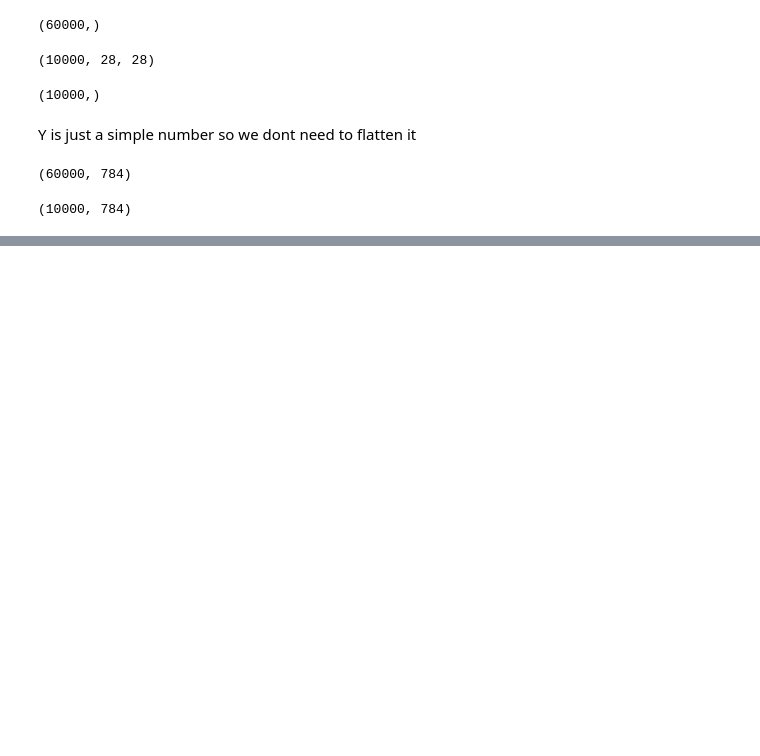
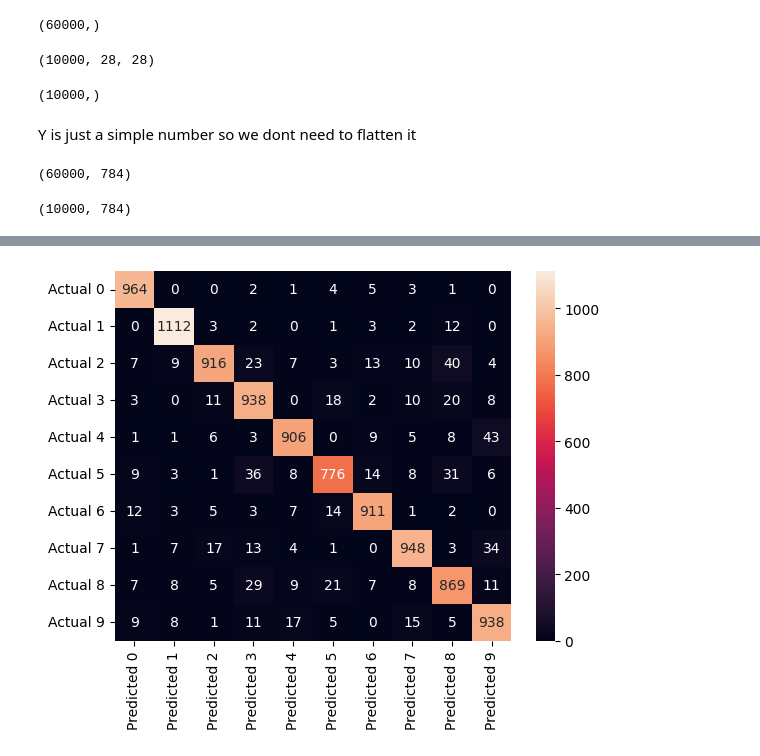
Before and after one commit to TheTharz/ann-code-example-lecture, a Jupyter notebook: MNIST_DATASET_TRAINING.ipynb, the cells around one changed output, grey strips where cells are left out. Drawn from its saved outputs; the diff is of its cells as text; code cells hidden in the pictures; blank space fills up the shorter version.

```diff
--- a/MNIST_DATASET_TRAINING.ipynb
+++ b/MNIST_DATASET_TRAINING.ipynb
@@ -88,5 +88,5 @@ model.compile(optimizer='adam',
               metrics=['accuracy']
               )
 
-model.fit(X_train_flattened,y_train,epochs=5)
+model.fit(X_train_flattened,y_train,epochs=25)
 # %% [output]
@@ -107,0 +115,19 @@ loss_and_metrics = model.evaluate(X_test_flattened, y_test)
+# %%
+# prompt: using seaborn give the conf matrix
+
+import matplotlib.pyplot as plt
+import numpy as np
+import seaborn as sns
+import pandas as pd
+from sklearn.metrics import confusion_matrix
+
+# Generate confusion matrix
+cm = confusion_matrix(y_test, np.argmax(model.predict(X_test_flattened), axis=1))
+
+# Create a DataFrame from the confusion matrix
+cm_df = pd.DataFrame(cm, columns=['Predicted 0', 'Predicted 1', 'Predicted 2', 'Predicted 3', 'Predicted 4', 'Predicted 5', 'Predicted 6', 'Predicted 7', 'Predicted 8', 'Predicted 9'], index=['Actual 0', 'Actual 1', 'Actual 2', 'Actual 3', 'Actual 4', 'Actual 5', 'Actual 6', 'Actual 7', 'Actual 8', 'Actual 9'])
+
+# Plot the confusion matrix using Seaborn
+sns.heatmap(cm_df, annot=True, fmt='g')
+plt.show()
+# %% [output]
@@ -107,0 +135 @@ loss_and_metrics = model.evaluate(X_test_flattened, y_test)
+[figure, added]
```
Also changed, not shown: parts of 3 cells of this notebook.
